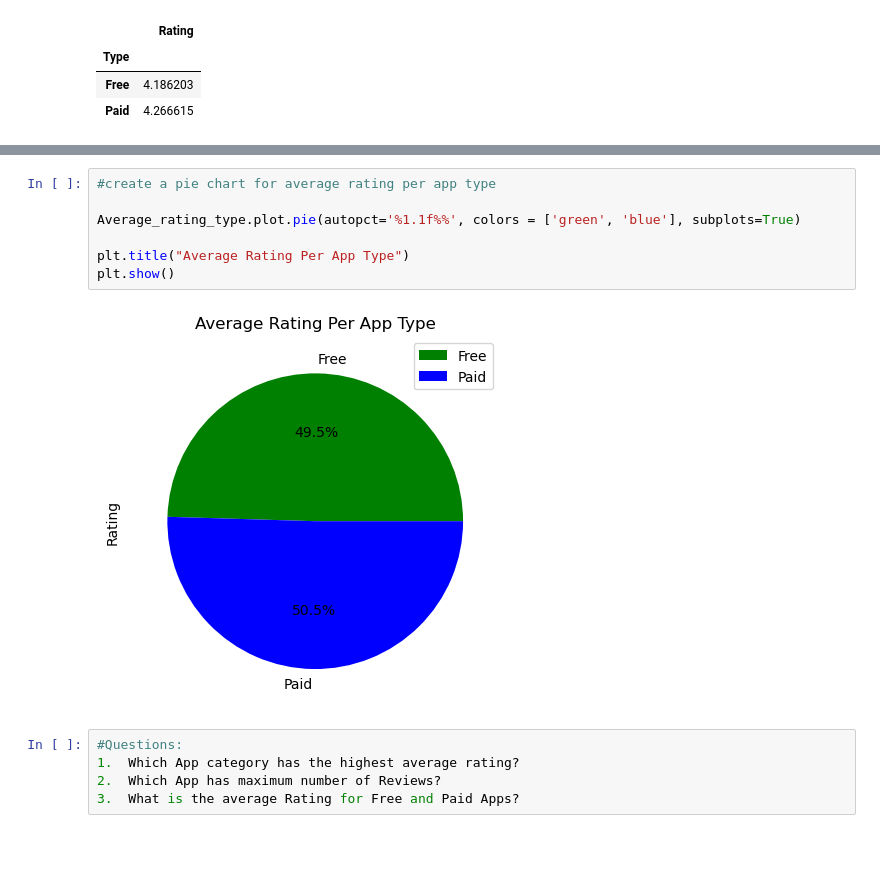
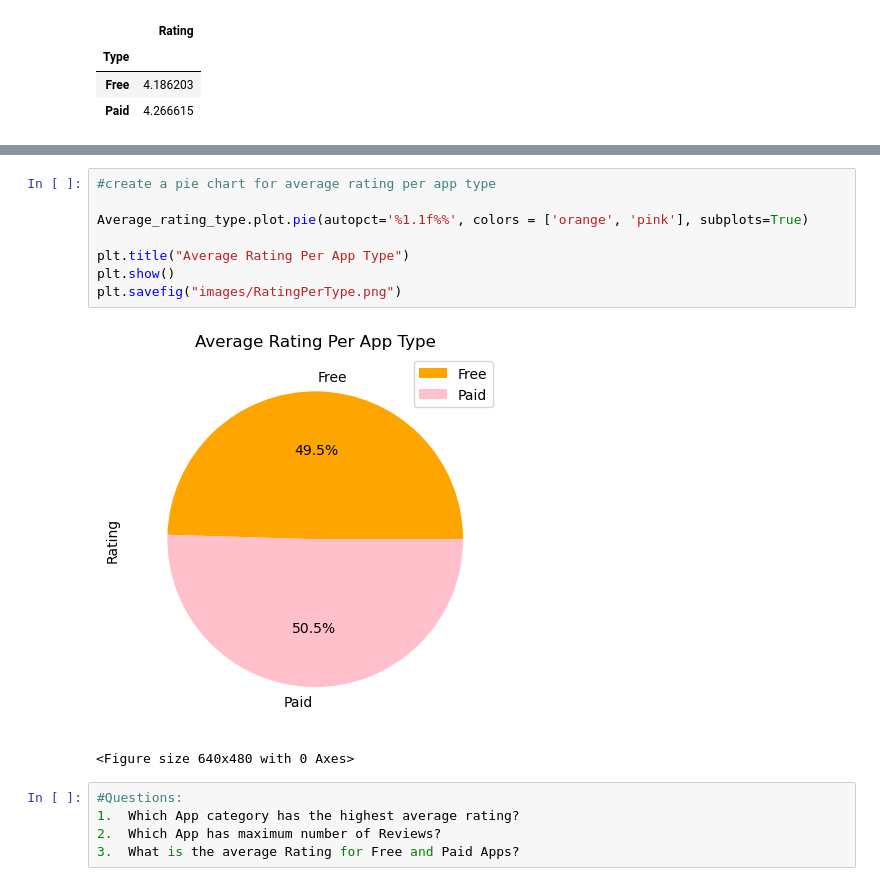
Before and after one commit to Tanya-Qader/google-play-store-project, a Jupyter notebook: Google_Playstore_Cleaning.ipynb, the cells around one changed output, grey strips where cells are left out. Drawn from its saved outputs; the diff is of its cells as text; blank space fills up the shorter version.

```diff
--- a/Google_Playstore_Cleaning.ipynb
+++ b/Google_Playstore_Cleaning.ipynb
@@ -397,12 +408,14 @@ Average_rating_types
 # %%
 #create a pie chart for average rating per app type
 
-Average_rating_type.plot.pie(autopct='%1.1f%%', colors = ['green', 'blue'], subplots=True)
+Average_rating_type.plot.pie(autopct='%1.1f%%', colors = ['orange', 'pink'], subplots=True)
 
 plt.title("Average Rating Per App Type")
 plt.show()
+plt.savefig("images/RatingPerType.png")
 # %% [output]
-[figure, old version]
+[figure, new version]
+<Figure size 640x480 with 0 Axes>
 # %%
 #Questions:
 1.	Which App category has the highest average rating?
```
Also changed, not shown: parts of 21 cells of this notebook, 9 other files.
